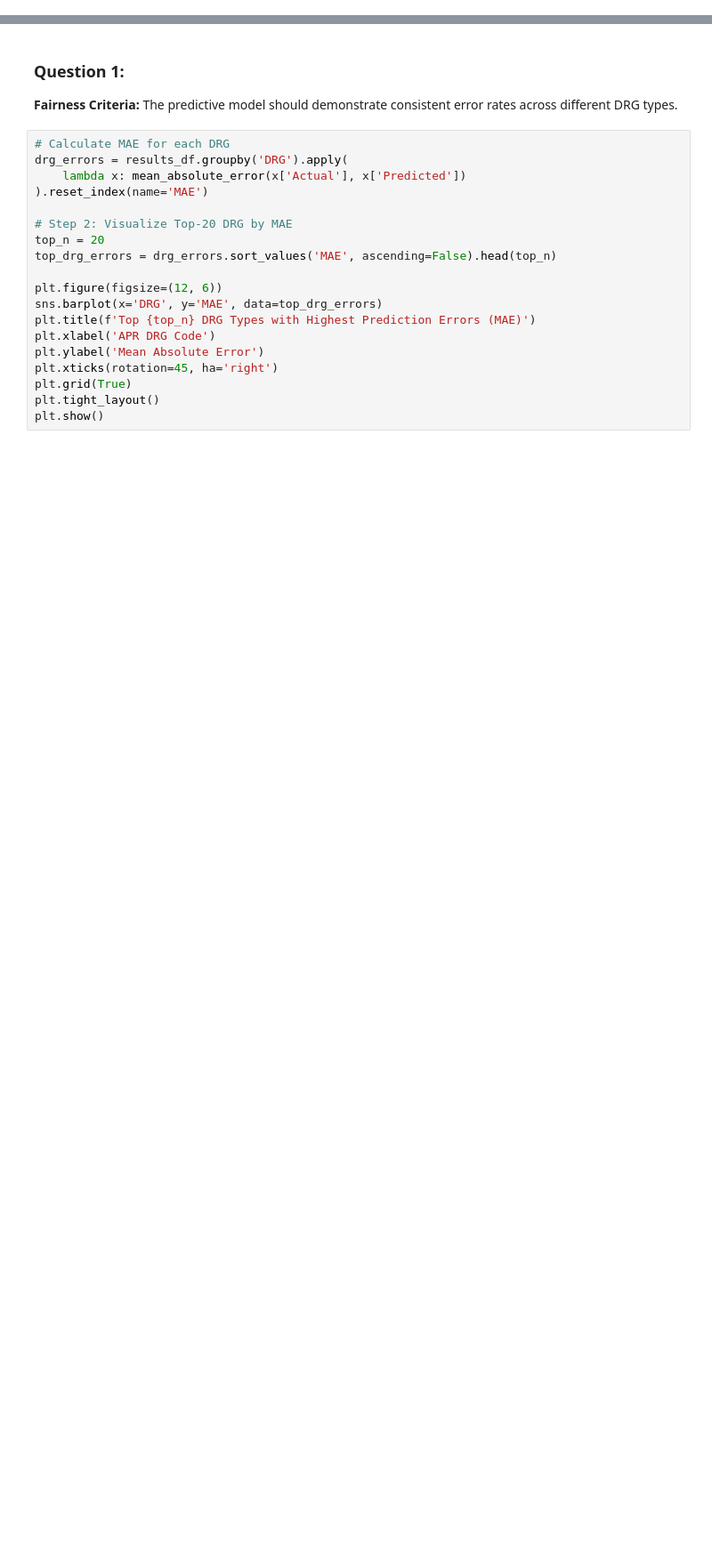
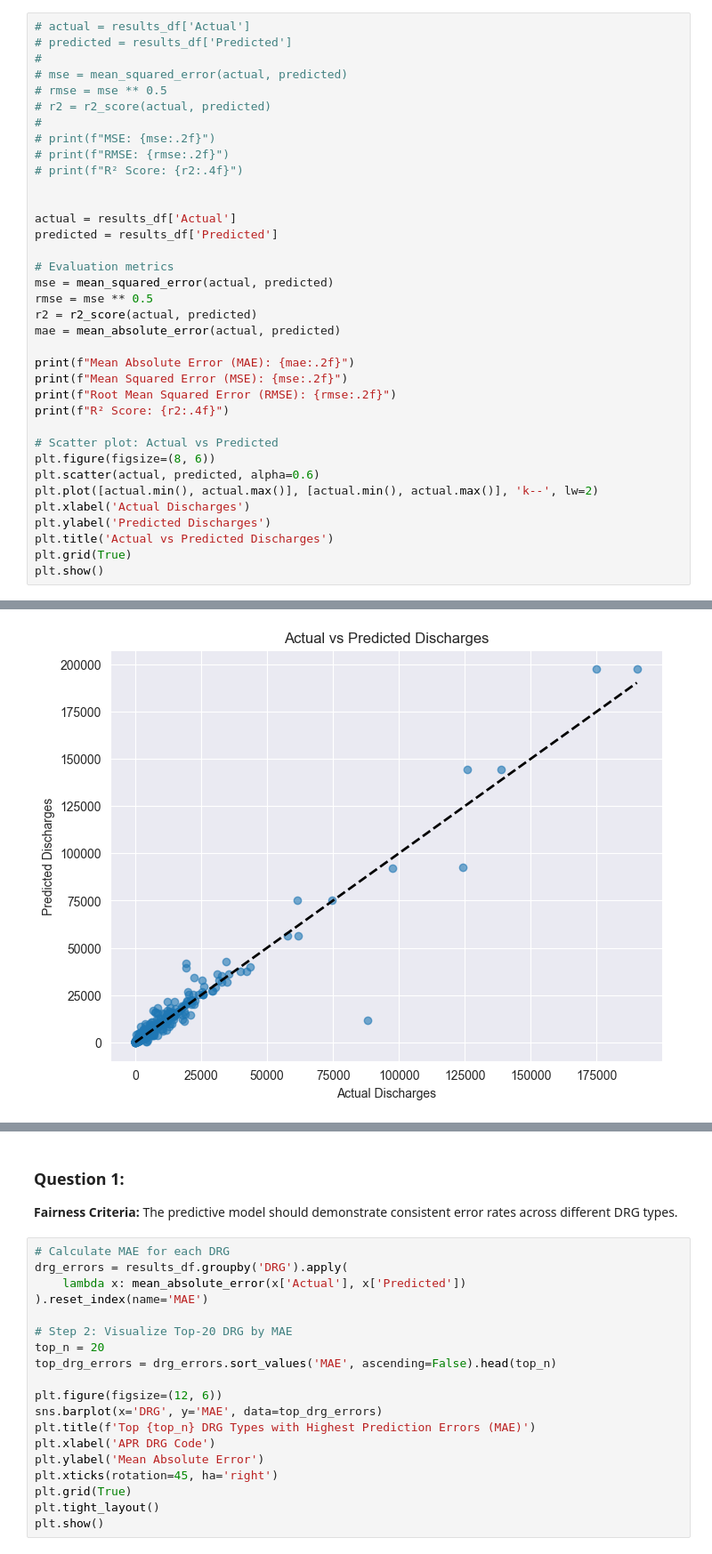
Before and after one commit to Marc0Guo/Datathon2025, a Jupyter notebook: q2_rf.ipynb, the cells around one changed output, grey strips where cells are left out. Shown at 89% size. Saved outputs shown, nothing was run; the diff lists cells and outputs as text; blank space fills up the shorter version.

```diff
--- a/q2_rf.ipynb
+++ b/q2_rf.ipynb
@@ -145,0 +160,37 @@ R² Score: 0.9919
+# %%
+# actual = results_df['Actual']
+# predicted = results_df['Predicted']
+#
+# mse = mean_squared_error(actual, predicted)
+# rmse = mse ** 0.5
+# r2 = r2_score(actual, predicted)
+#
+# print(f"MSE: {mse:.2f}")
+# print(f"RMSE: {rmse:.2f}")
+# print(f"R² Score: {r2:.4f}")
+
+
+actual = results_df['Actual']
+predicted = results_df['Predicted']
+
+# Evaluation metrics
+mse = mean_squared_error(actual, predicted)
+rmse = mse ** 0.5
+r2 = r2_score(actual, predicted)
+mae = mean_absolute_error(actual, predicted)
+
+print(f"Mean Absolute Error (MAE): {mae:.2f}")
+print(f"Mean Squared Error (MSE): {mse:.2f}")
+print(f"Root Mean Squared Error (RMSE): {rmse:.2f}")
+print(f"R² Score: {r2:.4f}")
+
+# Scatter plot: Actual vs Predicted
+plt.figure(figsize=(8, 6))
+plt.scatter(actual, predicted, alpha=0.6)
+plt.plot([actual.min(), actual.max()], [actual.min(), actual.max()], 'k--', lw=2)
+plt.xlabel('Actual Discharges')
+plt.ylabel('Predicted Discharges')
+plt.title('Actual vs Predicted Discharges')
+plt.grid(True)
+plt.show()
+# %% [output]
@@ -146,2 +201,3 @@ R² Score: 0.9919
+[figure, added]
 # %%
 results_df.head()
```
Also changed, not shown: parts of 14 cells of this notebook.
